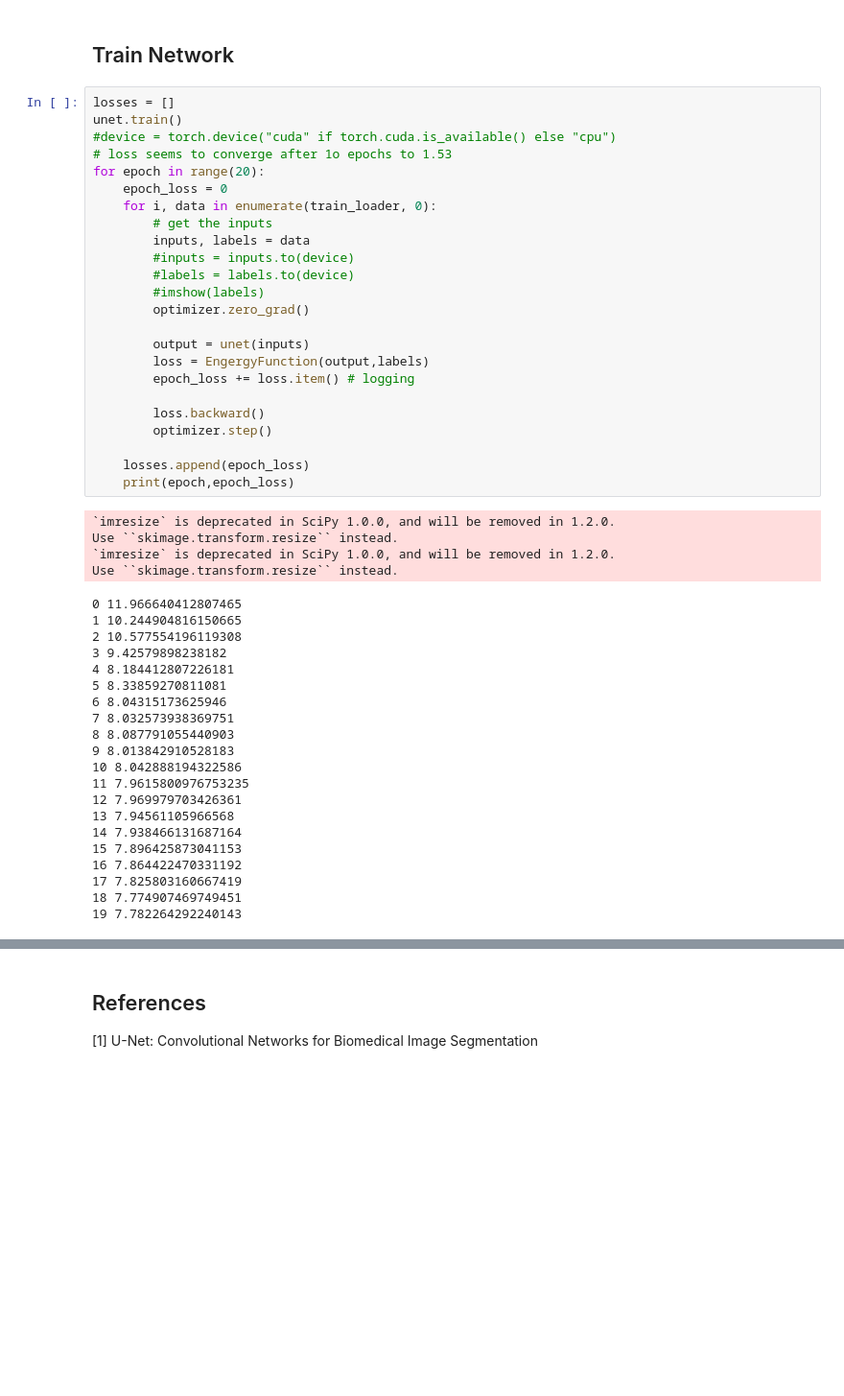
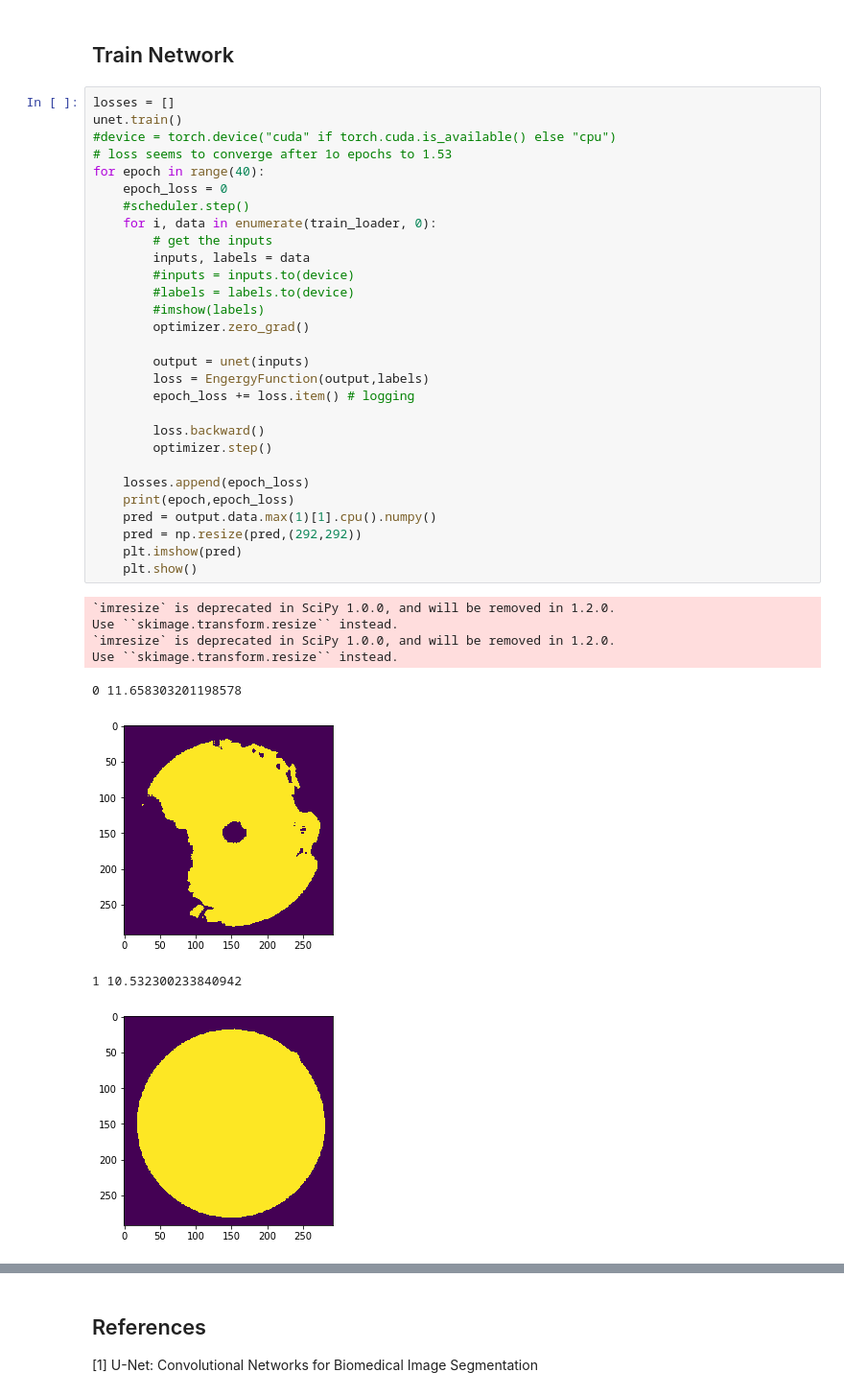
Before and after one commit to rjoe5020/UNet, a Jupyter notebook: UNet_new.ipynb, the cells around one changed output, grey strips where cells are left out. Shown at 96% size. Cells and saved outputs as stored; diff of their text form; blank space fills up the shorter version.

```diff
--- a/UNet_new.ipynb
+++ b/UNet_new.ipynb
@@ -219,49 +238,38 @@ optimizer = optim.SGD(
 # %%
 losses = []
 unet.train()
 #device = torch.device("cuda" if torch.cuda.is_available() else "cpu")
 # loss seems to converge after 1o epochs to 1.53
-for epoch in range(20):
+for epoch in range(40):
     epoch_loss = 0
+    #scheduler.step()
     for i, data in enumerate(train_loader, 0):
         # get the inputs
         inputs, labels = data
         #inputs = inputs.to(device)
         #labels = labels.to(device)
         #imshow(labels)
         optimizer.zero_grad()
 
         output = unet(inputs)
         loss = EngergyFunction(output,labels)
         epoch_loss += loss.item() # logging
 
         loss.backward()
         optimizer.step()
 
     losses.append(epoch_loss)
     print(epoch,epoch_loss)
+    pred = output.data.max(1)[1].cpu().numpy()
+    pred = np.resize(pred,(292,292))
+    plt.imshow(pred)
+    plt.show()
 # %% [output]
 `imresize` is deprecated in SciPy 1.0.0, and will be removed in 1.2.0.
 Use ``skimage.transform.resize`` instead.
 `imresize` is deprecated in SciPy 1.0.0, and will be removed in 1.2.0.
 Use ``skimage.transform.resize`` instead.
-0 11.966640412807465
-1 10.244904816150665
-2 10.577554196119308
-3 9.42579898238182
-4 8.184412807226181
-5 8.33859270811081
-6 8.04315173625946
-7 8.032573938369751
-8 8.087791055440903
-9 8.013842910528183
-10 8.042888194322586
-11 7.9615800976753235
-12 7.969979703426361
-13 7.94561105966568
-14 7.938466131687164
-15 7.896425873041153
-16 7.864422470331192
-17 7.825803160667419
-18 7.774907469749451
-19 7.782264292240143
+0 11.658303201198578
+[figure, added]
+1 10.532300233840942
+[figure, added]
```
Also changed, not shown: parts of 15 cells of this notebook.
